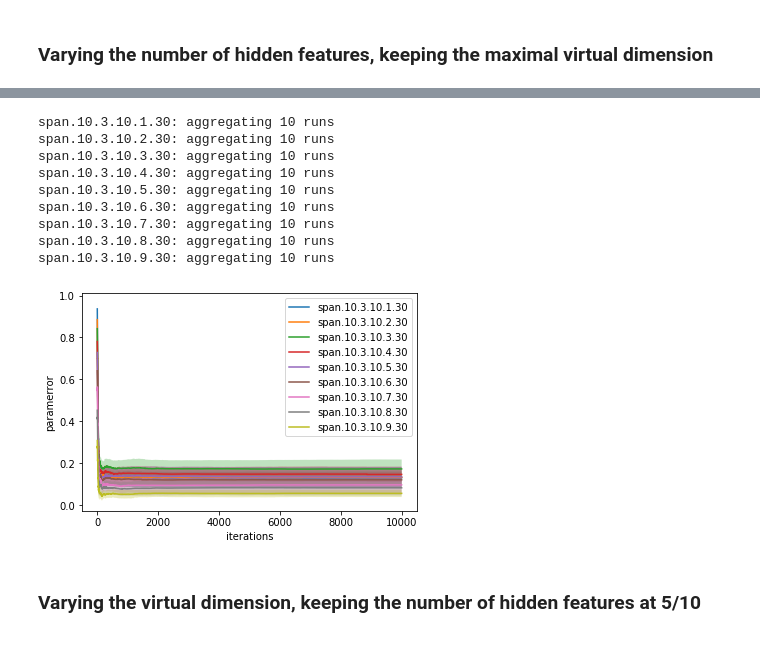
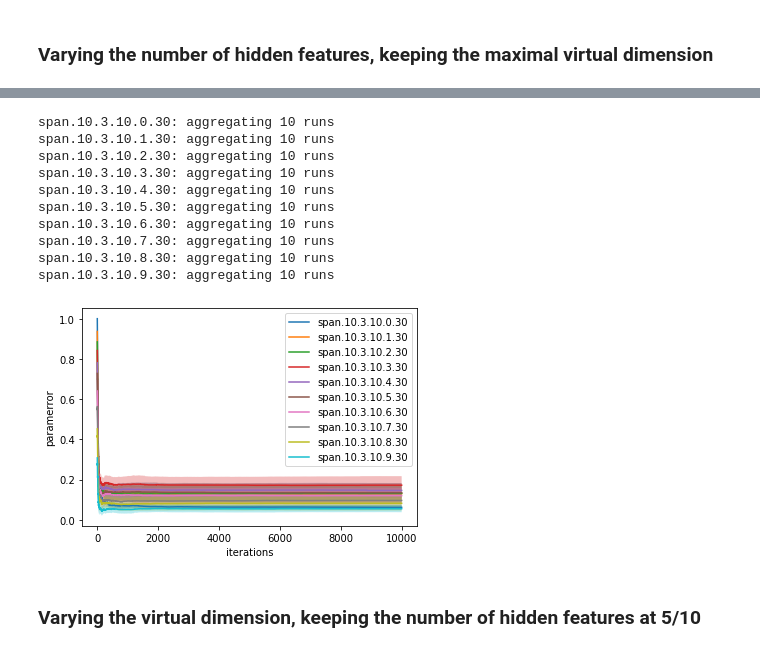
Before and after one commit to T3p/hidden-features, a Jupyter notebook: notebooks/contextual_hidden.ipynb, the cells around one changed output, grey strips where cells are left out. Cells and saved outputs as stored; diff of their text form; code cells hidden in the pictures.

```diff
--- a/notebooks/contextual_hidden.ipynb
+++ b/notebooks/contextual_hidden.ipynb
@@ -48,16 +63,17 @@ span.10.3.10.1.30: aggregating 10 runs
 # %%
-nu.compare_student(['span.10.3.10.%d.30' % d for d in range(1,10)],
+nu.compare_student(['span.10.3.10.%d.30' % d for d in range(10)],
                    key='paramerror')
 # %% [output]
+span.10.3.10.0.30: aggregating 10 runs
 span.10.3.10.1.30: aggregating 10 runs
 span.10.3.10.2.30: aggregating 10 runs
 span.10.3.10.3.30: aggregating 10 runs
 span.10.3.10.4.30: aggregating 10 runs
 span.10.3.10.5.30: aggregating 10 runs
 span.10.3.10.6.30: aggregating 10 runs
 span.10.3.10.7.30: aggregating 10 runs
 span.10.3.10.8.30: aggregating 10 runs
 span.10.3.10.9.30: aggregating 10 runs
-[figure, old version]
+[figure, new version]
 # %% [markdown]
 ### Varying the virtual dimension, keeping the number of hidden features at 5/10
```
Also changed, not shown: parts of 6 cells of this notebook.
